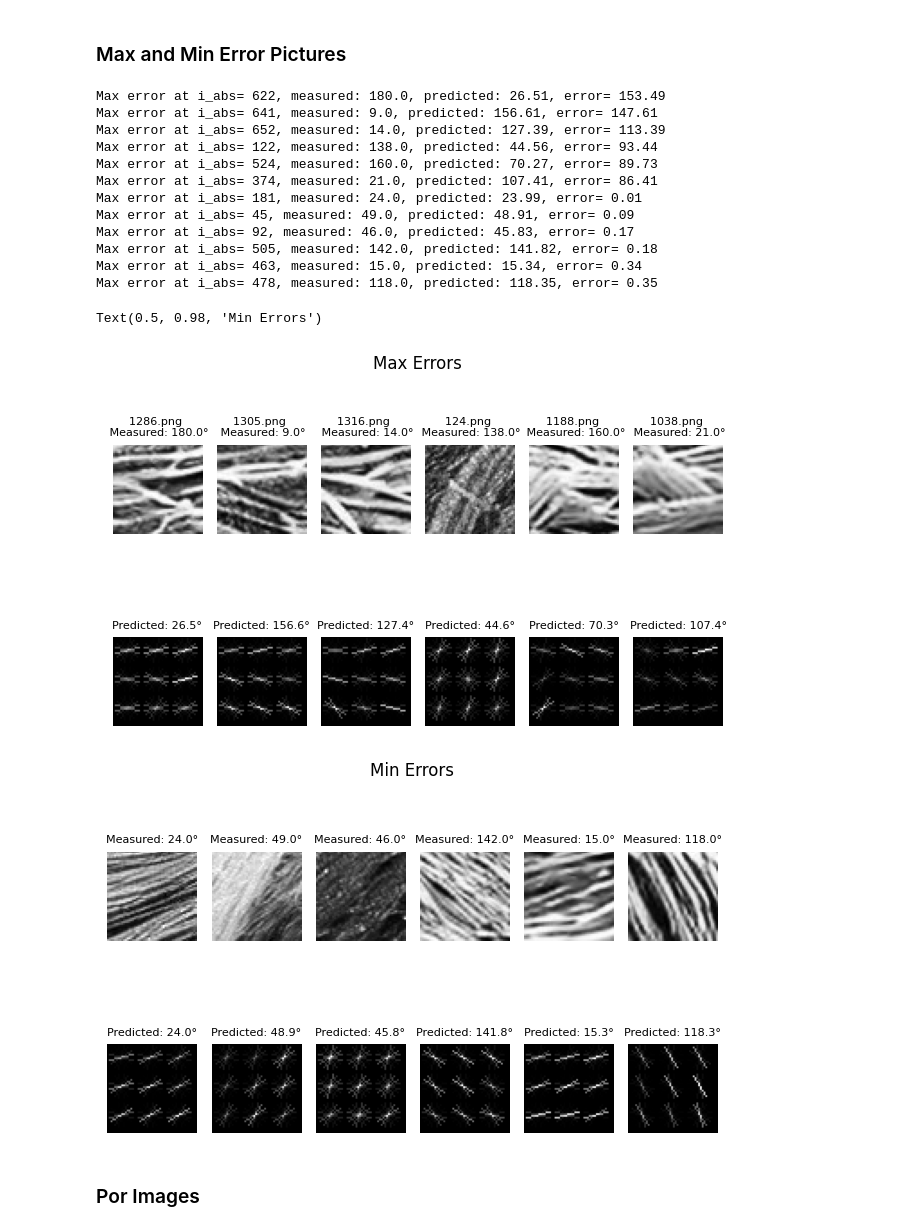
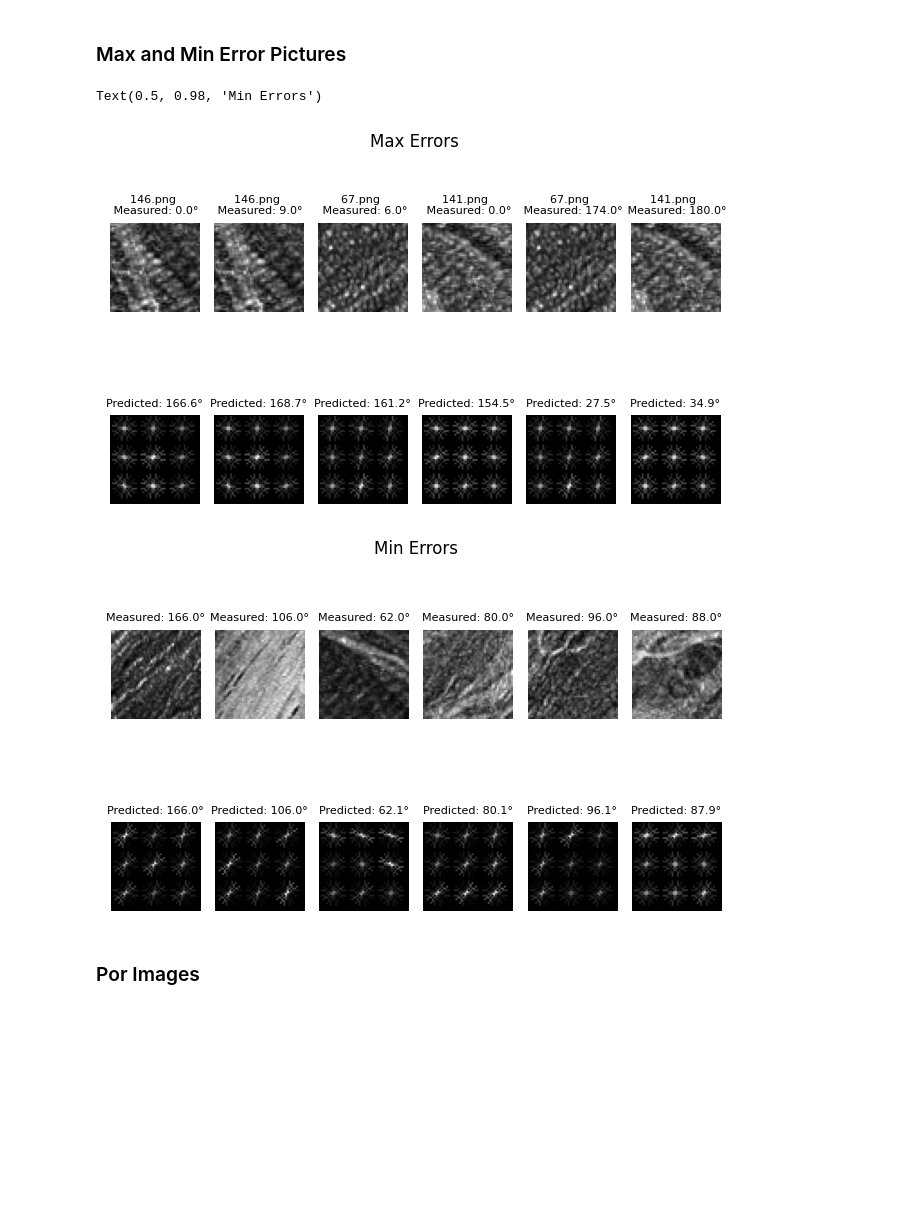
Before and after one commit to hkc5/fiber-prediction, a Jupyter notebook: main.ipynb, the cells around one changed output. Drawn from its saved outputs; the diff is of its cells as text; code cells hidden in the pictures; blank space fills up the shorter version.

Commit message:
rotations, fixes, new test data

```diff
--- a/main.ipynb
+++ b/main.ipynb
@@ -91,3 +121,7 @@ Total picture/label count: 673/673
 Total feature count: 440
 Zero feature ratio: 1.3%
 Unique feature ratio: 55.7%
+# %%
+bio_feature_matrix, bio_labels, bio_img_directories= get_data(file_dir, csv_dir, augment=True)
+
+plt.hist(bio_labels, bins=18)
@@ -93,0 +135,17 @@ Unique feature ratio: 55.7%
+# %%
+# Create a mask to filter the data
+mask = np.zeros(bio_labels.shape, dtype=bool)
+
+angle_range = 5
+for angle in range(0, 181, angle_range):
+    indices = np.where((bio_labels >= angle) & (bio_labels < angle + angle_range))[0]
+    np.random.shuffle(indices)
+    mask[indices[:30]] = True
+
+# Apply the mask to the feature matrix, labels, and image directories
+sampled_feature_matrix = bio_feature_matrix[mask]
+sampled_labels = bio_labels[mask]
+sampled_img_directories = bio_img_directories[mask]
+
+print(f"Total sampled picture/label count: {sampled_img_directories.size}/{sampled_labels.size}")
+plt.hist(sampled_labels, bins=180//angle_range);
@@ -95,6 +156,7 @@ Unique feature ratio: 55.7%
 ### Scaler & PCA & Support Vector Regressor & Hyperparameter Tuning
 # %%
 X_train, X_test, y_train, y_test, i_train, i_test= train_test_split(bio_feature_matrix, bio_labels, np.arange(bio_labels.size), test_size= .3, random_state= 0)
+X_train, X_test, y_train, y_test, i_train, i_test= train_test_split(sampled_feature_matrix, sampled_labels, np.arange(sampled_labels.size), test_size= .3, random_state= 0)
 
 # Scaler
 scaler= StandardScaler()
@@ -198,12 +260,12 @@ for i in np.arange(0, no_pics):
     i_max_error= np.where(y_error== y_error_sorted[i])[0]
     i_abs= i_test[i_max_error][0]
 
-    print(f"Max error at i_abs= {i_abs}, measured: {y_test[i_max_error][0]}, predicted: {y_pred[i_max_error][0]:.2f}, error= {y_error_sorted[i]:.2f}")
+    # print(f"Max error at i_abs= {i_abs}, measured: {y_test[i_max_error][0]}, predicted: {y_pred[i_max_error][0]:.2f}, error= {y_error_sorted[i]:.2f}")
 
     img_dir= bio_img_directories[i_abs]
     img= get_img(img_dir)
 
-    hog_features, hog_image = hog(img, orientations= 8, pixels_per_cell= (int(img.shape[0]/3), int(img.shape[1]/3)),
+    hog_features, hog_image = hog(img, orientations= 8, pixels_per_cell= (int(img.size[0]/3), int(img.size[1]/3)),
                         visualize=True, feature_vector= True)
 
 
@@ -225,50 +287,38 @@ plt.suptitle("Max Errors")
 # Min Errors
 y_error_sorted= np.sort(y_error)
 no_pics= 6
 
 fig, axs = plt.subplots(2, no_pics)
 
 for i in np.arange(0, no_pics):
     i_max_error= np.where(y_error== y_error_sorted[i])[0]
     i_abs= i_test[i_max_error][0]
 
-    print(f"Max error at i_abs= {i_abs}, measured: {y_test[i_max_error][0]}, predicted: {y_pred[i_max_error][0]:.2f}, error= {y_error_sorted[i]:.2f}")
+    # print(f"Max error at i_abs= {i_abs}, measured: {y_test[i_max_error][0]}, predicted: {y_pred[i_max_error][0]:.2f}, error= {y_error_sorted[i]:.2f}")
 
     img_dir= bio_img_directories[i_abs]
     img= get_img(img_dir)
 
-    hog_features, hog_image = hog(img, orientations= 8, pixels_per_cell= (int(img.shape[0]/3), int(img.shape[1]/3)),
+    hog_features, hog_image = hog(img, orientations= 8, pixels_per_cell= (int(img.size[0]/3), int(img.size[1]/3)),
                         visualize=True, feature_vector= True)
 
 
     plt.subplot(2, no_pics, i+1)
     plt.imshow(img, cmap= "gray")
     plt.axis("off")
     plt.title(f"Measured: {y_test[i_max_error][0]}{chr(176)}", size= 8)
 
     plt.subplot(2, no_pics, i+1 + no_pics)
     plt.imshow(hog_image, cmap='gray')
     plt.axis("off")
     plt.title(f"Predicted: {y_pred[i_max_error][0]:.1f}{chr(176)}", size= 8)
 
 plt.tight_layout()
 plt.suptitle("Min Errors")
 # %% [output]
-Max error at i_abs= 622, measured: 180.0, predicted: 26.51, error= 153.49
-Max error at i_abs= 641, measured: 9.0, predicted: 156.61, error= 147.61
-Max error at i_abs= 652, measured: 14.0, predicted: 127.39, error= 113.39
-Max error at i_abs= 122, measured: 138.0, predicted: 44.56, error= 93.44
-Max error at i_abs= 524, measured: 160.0, predicted: 70.27, error= 89.73
-Max error at i_abs= 374, measured: 21.0, predicted: 107.41, error= 86.41
-Max error at i_abs= 181, measured: 24.0, predicted: 23.99, error= 0.01
-Max error at i_abs= 45, measured: 49.0, predicted: 48.91, error= 0.09
-Max error at i_abs= 92, measured: 46.0, predicted: 45.83, error= 0.17
-Max error at i_abs= 505, measured: 142.0, predicted: 141.82, error= 0.18
-Max error at i_abs= 463, measured: 15.0, predicted: 15.34, error= 0.34
-Max error at i_abs= 478, measured: 118.0, predicted: 118.35, error= 0.35
+Text(0.5, 0.98, 'Min Errors')
-Text(0.5, 0.98, 'Min Errors')
-[figure, old version]
+[figure, new version]
-[figure, old version]
+[figure, new version]
 # %% [markdown]
 ### Por Images
 # %%
```
Also changed, not shown: parts of 15 cells of this notebook, 2 other files.
